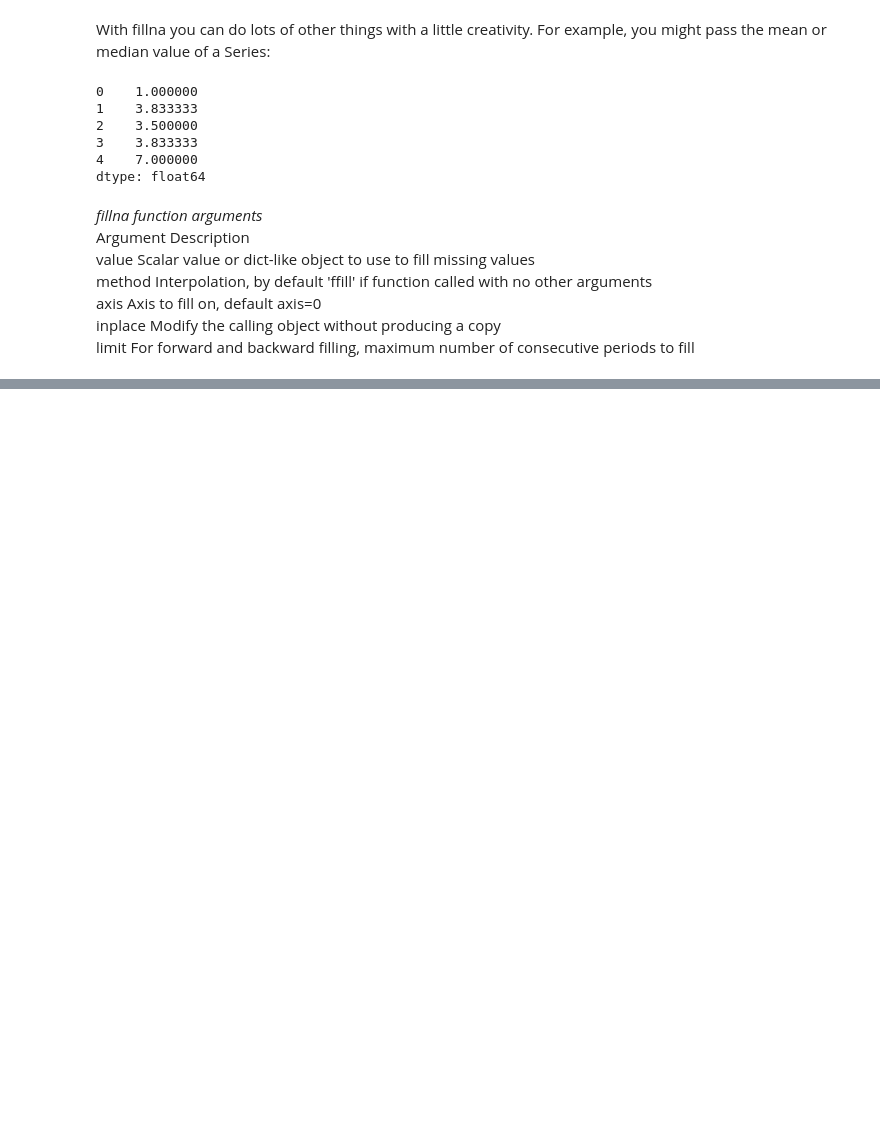
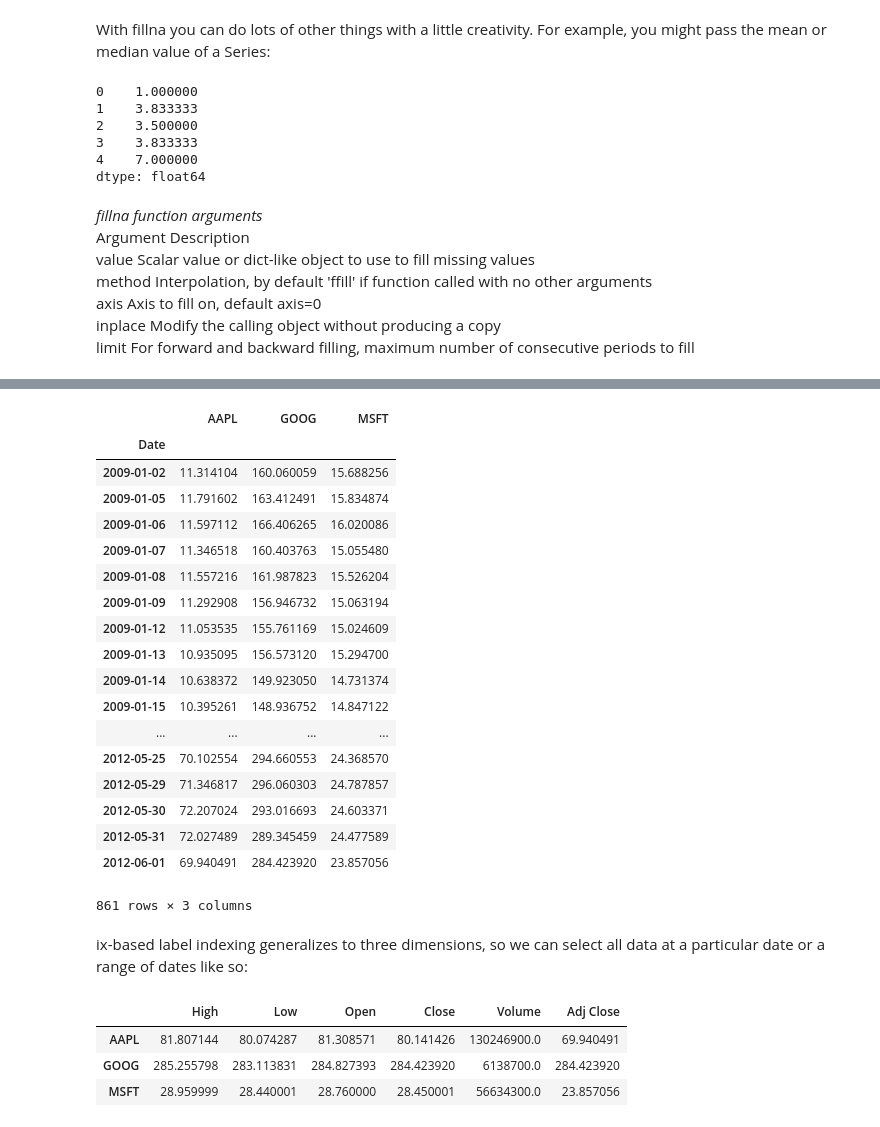
Before and after one commit to miriramire/DataAnalysis, a Jupyter notebook: Python_for_DA/Summarizing and Computing Descriptive Statistics.ipynb, the cells around one changed output, grey strips where cells are left out. Drawn from its saved outputs; the diff is of its cells as text; code cells hidden in the pictures; blank space fills up the shorter version.

```diff
--- a/Python_for_DA/Summarizing and Computing Descriptive Statistics.ipynb
+++ b/Python_for_DA/Summarizing and Computing Descriptive Statistics.ipynb
@@ -542,0 +892,32 @@ limit For forward and backward filling, maximum number of consecutive periods to
+# %%
+pdata['Adj Close']
+# %% [output]
+|  | AAPL | GOOG | MSFT |
+| Date |  |  |  |
+| 2009-01-02 | 11.314104 | 160.060059 | 15.688256 |
+| 2009-01-05 | 11.791602 | 163.412491 | 15.834874 |
+| 2009-01-06 | 11.597112 | 166.406265 | 16.020086 |
+| 2009-01-07 | 11.346518 | 160.403763 | 15.055480 |
+| 2009-01-08 | 11.557216 | 161.987823 | 15.526204 |
+| 2009-01-09 | 11.292908 | 156.946732 | 15.063194 |
+| 2009-01-12 | 11.053535 | 155.761169 | 15.024609 |
+| 2009-01-13 | 10.935095 | 156.573120 | 15.294700 |
+| 2009-01-14 | 10.638372 | 149.923050 | 14.731374 |
+| 2009-01-15 | 10.395261 | 148.936752 | 14.847122 |
+| ... | ... | ... | ... |
+| 2012-05-25 | 70.102554 | 294.660553 | 24.368570 |
+| 2012-05-29 | 71.346817 | 296.060303 | 24.787857 |
+| 2012-05-30 | 72.207024 | 293.016693 | 24.603371 |
+| 2012-05-31 | 72.027489 | 289.345459 | 24.477589 |
+| 2012-06-01 | 69.940491 | 284.423920 | 23.857056 |
+861 rows × 3 columns
+# %% [markdown]
+ix-based label indexing generalizes to three dimensions, so we can select all data at a
+particular date or a range of dates like so:
+# %%
+pdata.loc[:, '6/1/2012', :]
+# %% [output]
+|  | High | Low | Open | Close | Volume | Adj Close |
+| AAPL | 81.807144 | 80.074287 | 81.308571 | 80.141426 | 130246900.0 | 69.940491 |
+| GOOG | 285.255798 | 283.113831 | 284.827393 | 284.423920 | 6138700.0 | 284.423920 |
+| MSFT | 28.959999 | 28.440001 | 28.760000 | 28.450001 | 56634300.0 | 23.857056 |
```
Also changed, not shown: parts of 68 cells of this notebook.
